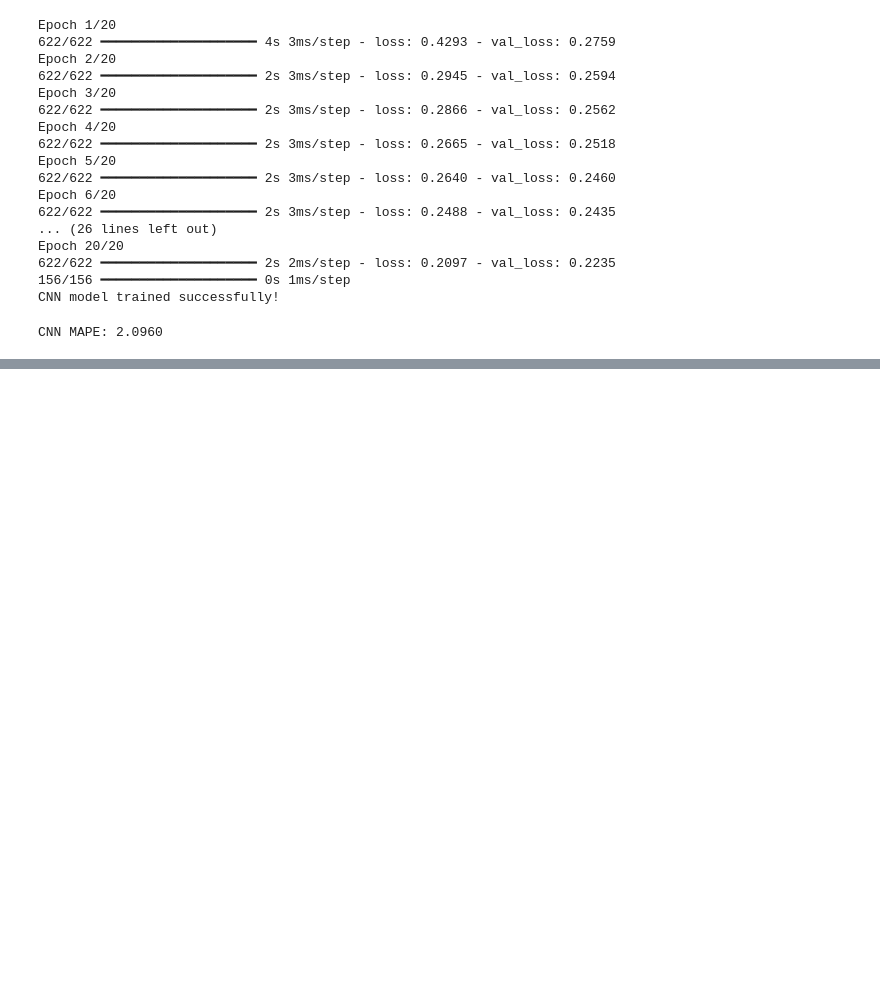
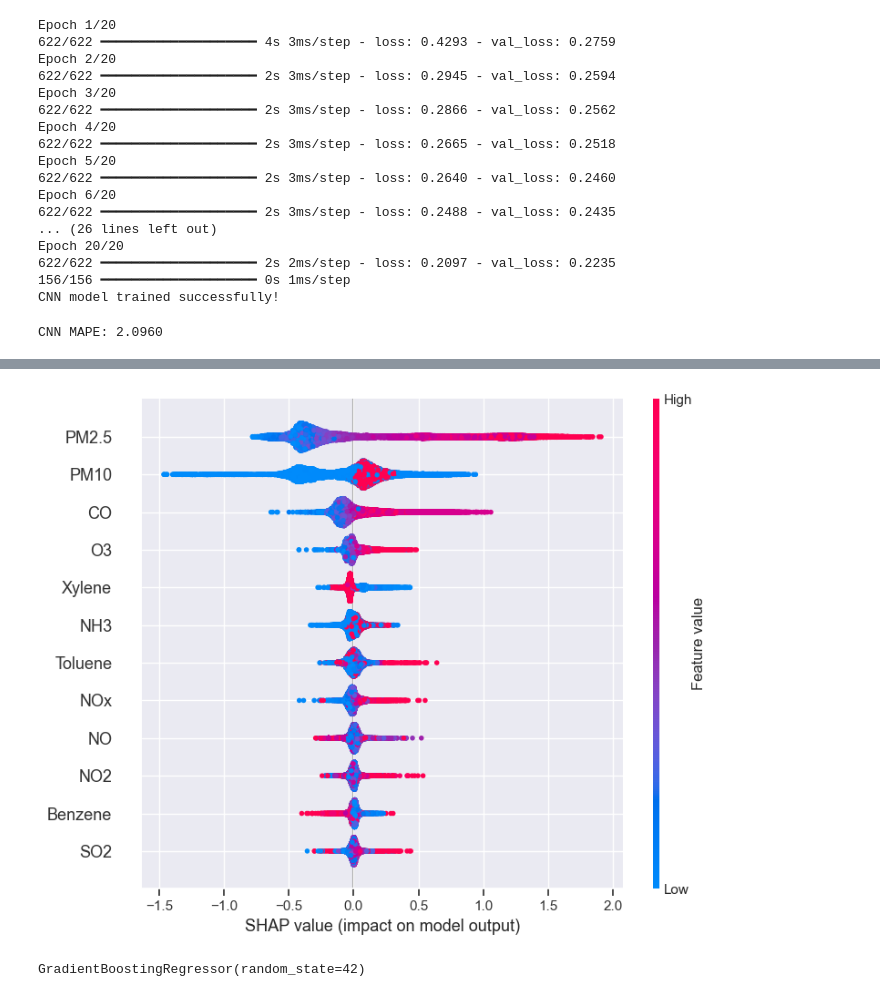
Before and after one commit to Arkadeep01/Air-Quality-Index, a Jupyter notebook: AQI_Modulling.ipynb, the cells around one changed output, grey strips where cells are left out. Saved outputs shown, nothing was run; the diff lists cells and outputs as text; code cells hidden in the pictures; blank space fills up the shorter version.

```diff
--- a/AQI_Modulling.ipynb
+++ b/AQI_Modulling.ipynb
@@ -933,0 +925,24 @@ Requirement already satisfied: threadpoolctl>=3.1.0 in c:\anaconda navigator\lib
+# %%
+import shap
+import xgboost
+from xgboost import XGBRegressor
+
+model = XGBRegressor()
+model.fit(X, y)
+
+explainer = shap.Explainer(model)
+shap_values = explainer(X)
+
+shap.summary_plot(shap_values, X)
+# %% [output]
+[figure, added]
+# %%
+from sklearn.ensemble import GradientBoostingRegressor
+
+# Initialize the Gradient Boosting Regressor
+gbr = GradientBoostingRegressor(n_estimators=100, learning_rate=0.1, max_depth=3, random_state=42)
+
+# Train the model
+gbr.fit(X_train, y_train)
+# %% [output]
+GradientBoostingRegressor(random_state=42)
```
Also changed, not shown: parts of 44 cells of this notebook, 4 other files.
